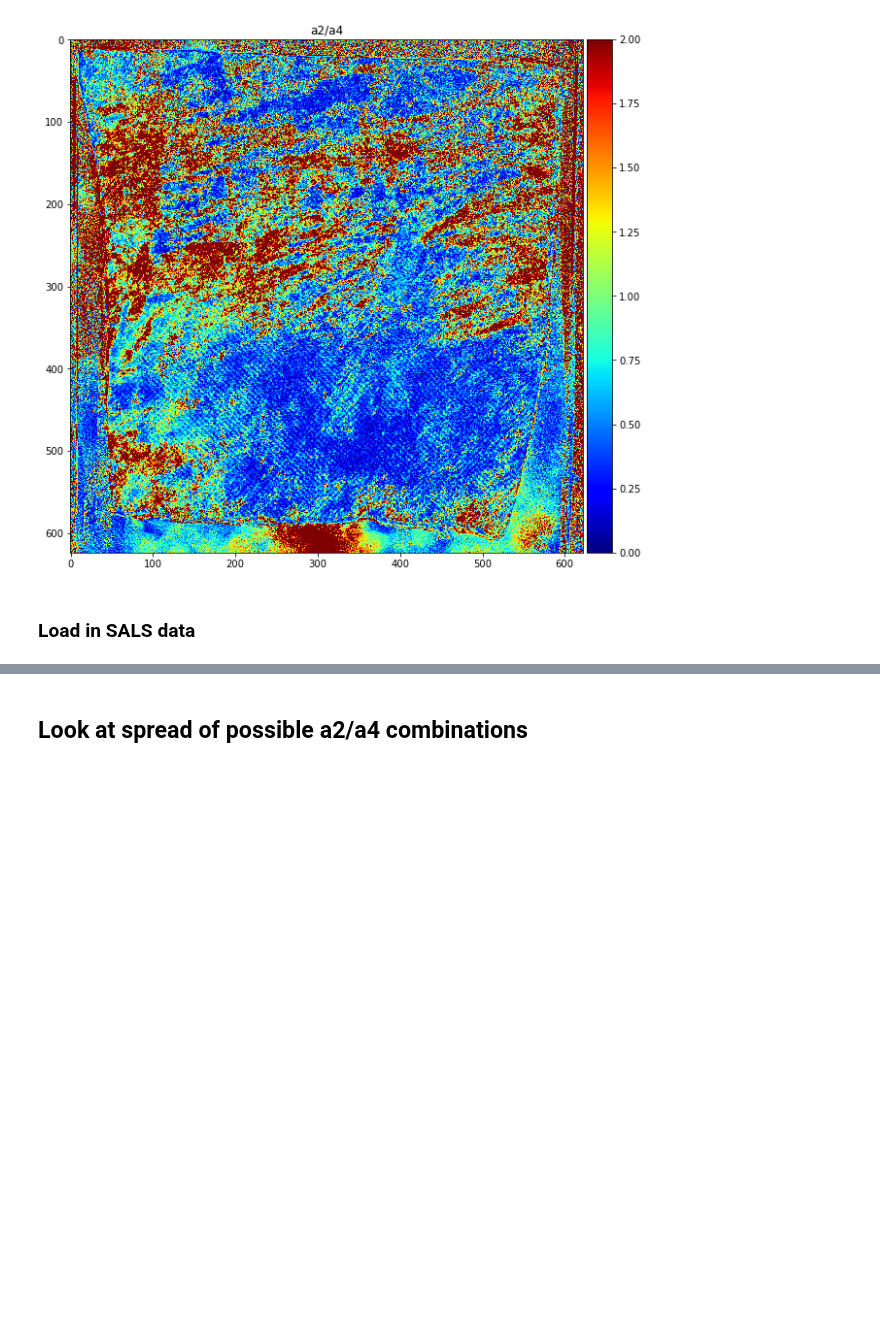
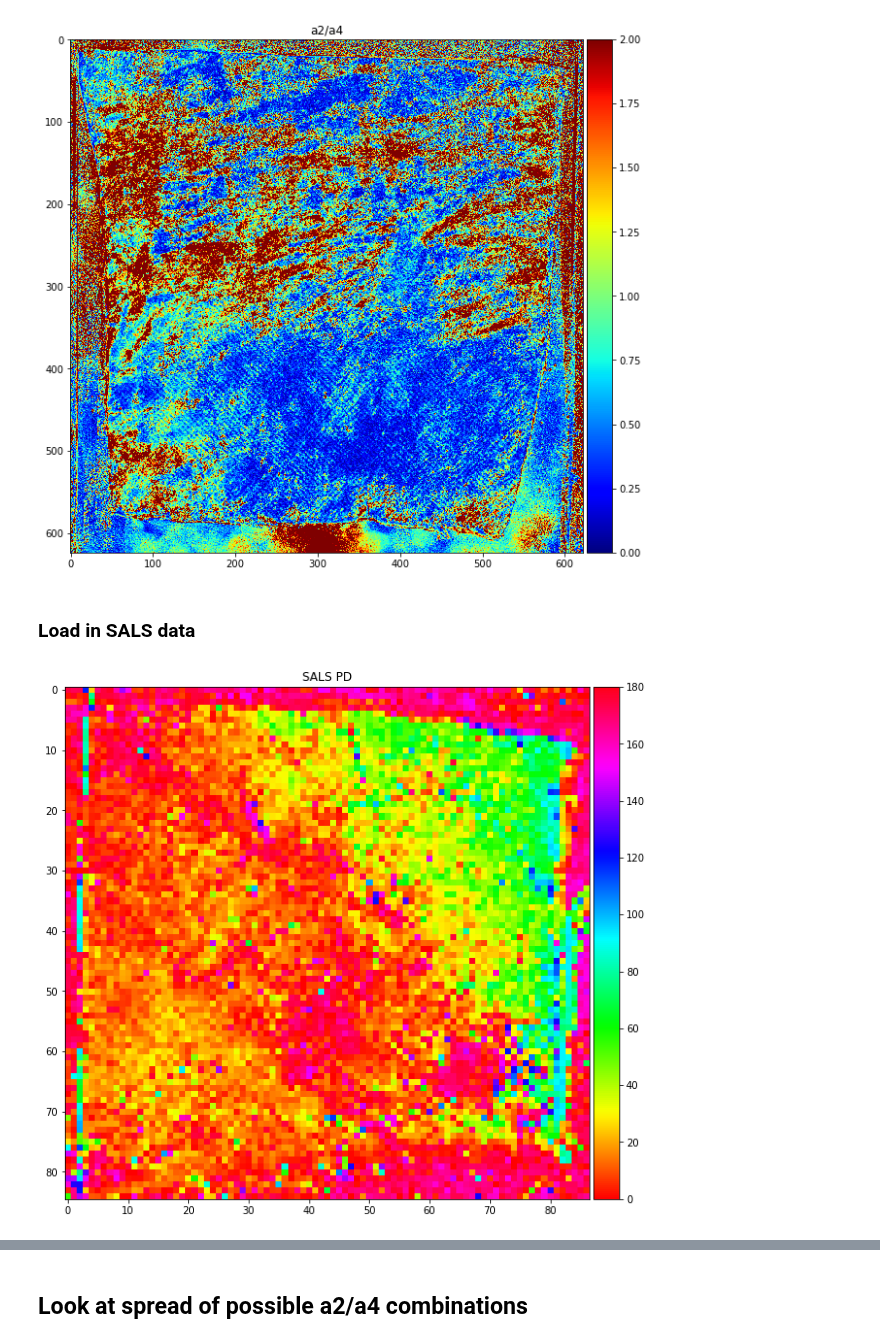
Before and after one commit to mfkiwl/splineDIC, a Jupyter notebook: notebooks/exploratory/stp_explore_ODF_extraction.ipynb, the cells around one changed output, grey strips where cells are left out. Drawn from its saved outputs; the diff is of its cells as text; code cells hidden in the pictures; blank space fills up the shorter version.

```diff
--- a/notebooks/exploratory/stp_explore_ODF_extraction.ipynb
+++ b/notebooks/exploratory/stp_explore_ODF_extraction.ipynb
@@ -322,0 +361,24 @@ SALS_data = fileIO.read_mat_file(SALS_data_path)
+# %%
+# Reshape the data
+y_step = y[1] - y[0]
+ydim = int(np.max(y) / y_step + 1)
+xdim = int(len(y) / ydim)
+
+x_2d = np.reshape(x, (xdim, ydim)).T
+y_2d = np.reshape(y[::-1], (xdim, ydim)).T
+PD_2d = np.reshape(SALS_PD, (xdim, ydim)).T
+PD_2d = np.rad2deg(PD_2d)  # Convert radians to degrees
+SD_2d = np.reshape(SALS_SD, (xdim, ydim)).T
+# %%
+# SALS PD
+fig = plt.figure(figsize=(10, 10))
+im0 = plt.imshow(PD_2d, cmap='hsv')
+plt.title('SALS PD')
+ax = plt.gca()
+divider = make_axes_locatable(ax)
+cax = divider.append_axes('right', size='5%', pad=0.05)
+colorlimits = (0, 180);
+im0.set_clim(colorlimits)
+plt.colorbar(im0, cax=cax);
+# %% [output]
+[figure, added]
```
Also changed, not shown: parts of 10 cells of this notebook.
